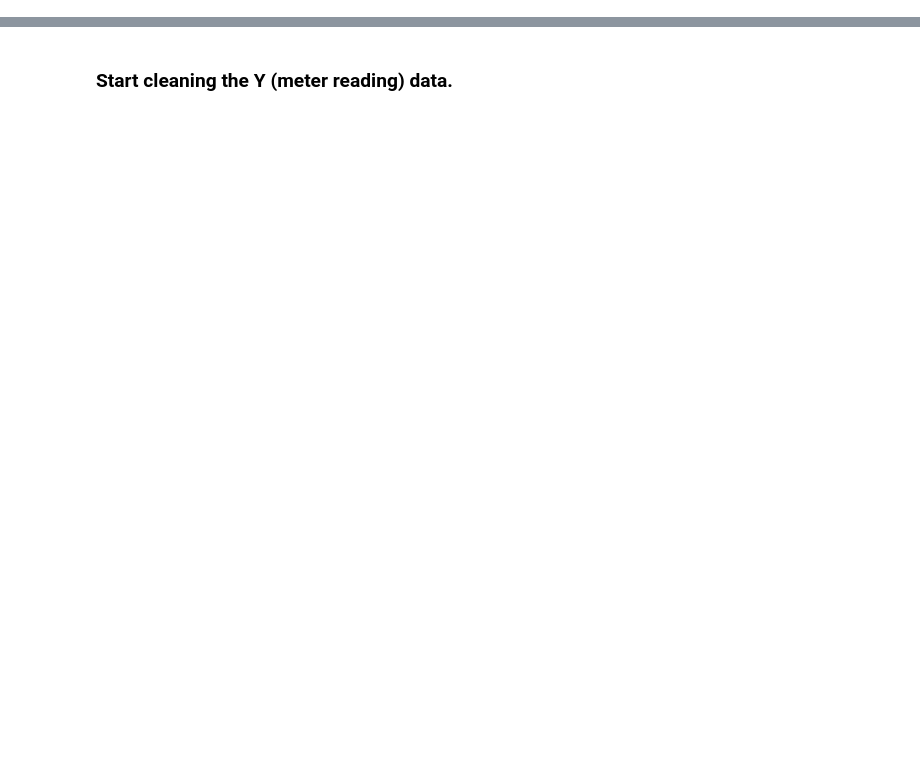
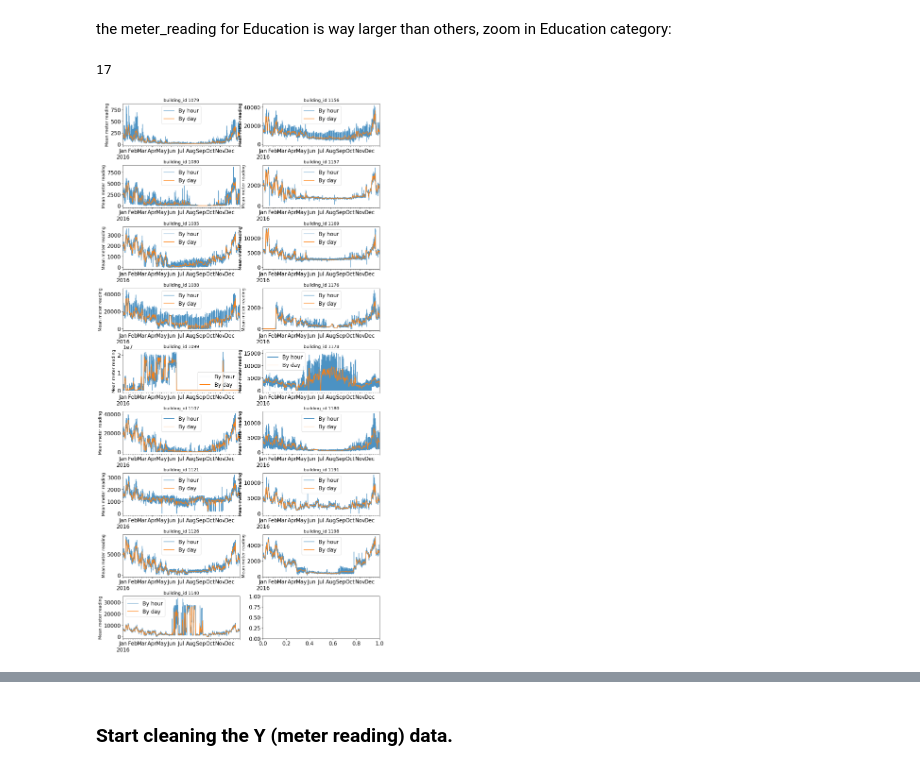
Before and after one commit to Runmangogo/Kaggle_ASHRAE_energy, a Jupyter notebook: DataCleaningforY.ipynb, the cells around one changed output, grey strips where cells are left out. Saved outputs shown, nothing was run; the diff lists cells and outputs as text; code cells hidden in the pictures; blank space fills up the shorter version.

```diff
--- a/DataCleaningforY.ipynb
+++ b/DataCleaningforY.ipynb
@@ -145,0 +63,2 @@ MemoryError: Unable to allocate array with shape (1465, 922320) and data type fl
+# %%
+train_build_weather = reduce_mem_usage(train_build_weather)
@@ -145,0 +93,3 @@ MemoryError: Unable to allocate array with shape (1465, 922320) and data type fl
+# %%
+merge_all_meters = pd.merge(left = train_build_weather, right = train,
+                   left_on=['building_id','timestamp'], right_on=['building_id','timestamp'])
@@ -145,0 +109,3 @@ MemoryError: Unable to allocate array with shape (1465, 922320) and data type fl
+# %%
+merge_all_meters.timestamp = pd.to_datetime(merge_all_meters.timestamp)
+merge_all_meters.info()
@@ -145,0 +204,12 @@ MemoryError: Unable to allocate array with shape (1465, 922320) and data type fl
+# %%
+# break down by primary_use
+fig, axes = plt.subplots(6, 2, figsize=(14, 30), dpi=100)
+i = 0
+for each in list(merge_all_meters[(merge_all_meters.site_id==13)&(merge_all_meters.meter==2)]['primary_use'].unique()):
+    # for each type of buildings in site13, get the mean() of meter_reading of meter 2 by hour and day
+    merge_all_meters[(merge_all_meters.site_id==13)&(merge_all_meters.meter==2)&(merge_all_meters.primary_use==each)][['timestamp', 'meter_reading']].set_index('timestamp').resample('H').mean()['meter_reading'].plot(ax=axes[i%6][i//6], alpha=0.8, label='By hour', color='tab:blue').set_ylabel('Mean meter reading', fontsize=13);
+    merge_all_meters[(merge_all_meters.site_id==13)&(merge_all_meters.meter==2)&(merge_all_meters.primary_use==each)][['timestamp', 'meter_reading']].set_index('timestamp').resample('D').mean()['meter_reading'].plot(ax=axes[i%6][i//6], alpha=1, label='By day', color='tab:orange').set_xlabel('');
+    axes[i%6][i//6].legend();
+    axes[i%6][i//6].set_title(each, fontsize=13);
+    plt.subplots_adjust(hspace=0.45)
+    i+=1
@@ -145,0 +218,18 @@ MemoryError: Unable to allocate array with shape (1465, 922320) and data type fl
+# %% [markdown]
+the meter_reading for Education is way larger than others, zoom in Education category:
+# %%
+merge_all_meters[(merge_all_meters.site_id==13) & (merge_all_meters.meter==2) & (merge_all_meters.primary_use == 'Education')]['building_id'].nunique()
+# %% [output]
+17
+# %%
+fig, axes = plt.subplots(9,2,figsize=(14, 30), dpi=100)
+i = 0
+for each in list(merge_all_meters[(merge_all_meters.site_id==13)&(merge_all_meters.meter==2)&(merge_all_meters.primary_use == 'Education')]['building_id'].unique()):
+    merge_all_meters[(merge_all_meters.site_id==13)&(merge_all_meters.meter==2)&(merge_all_meters.primary_use == 'Education')&(merge_all_meters.building_id==each)][['timestamp', 'meter_reading']].set_index('timestamp').resample('H').mean()['meter_reading'].plot(ax=axes[i%9][i//9], alpha=0.8, label='By hour', color='tab:blue').set_ylabel('Mean meter reading', fontsize=13);
+    merge_all_meters[(merge_all_meters.site_id==13)&(merge_all_meters.meter==2)&(merge_all_meters.primary_use == 'Education')&(merge_all_meters.building_id==each)][['timestamp', 'meter_reading']].set_index('timestamp').resample('D').mean()['meter_reading'].plot(ax=axes[i%9][i//9], alpha=1, label='By day', color='tab:orange').set_xlabel('');
+    axes[i%9][i//9].legend();
+    axes[i%9][i//9].set_title('building_id {}'.format(each), fontsize=13);
+    plt.subplots_adjust(hspace=0.45)
+    i+=1
+# %% [output]
+[figure, added]
```
Also changed, not shown: parts of 99 cells of this notebook.
